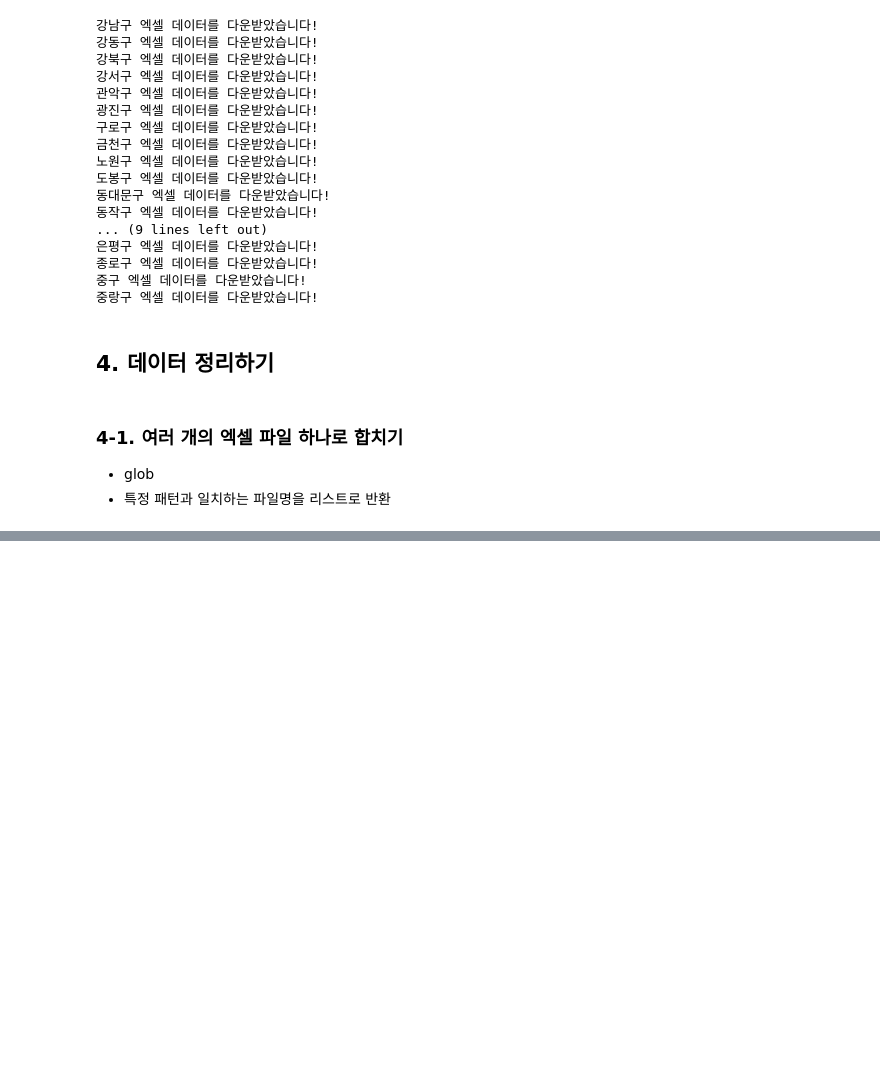
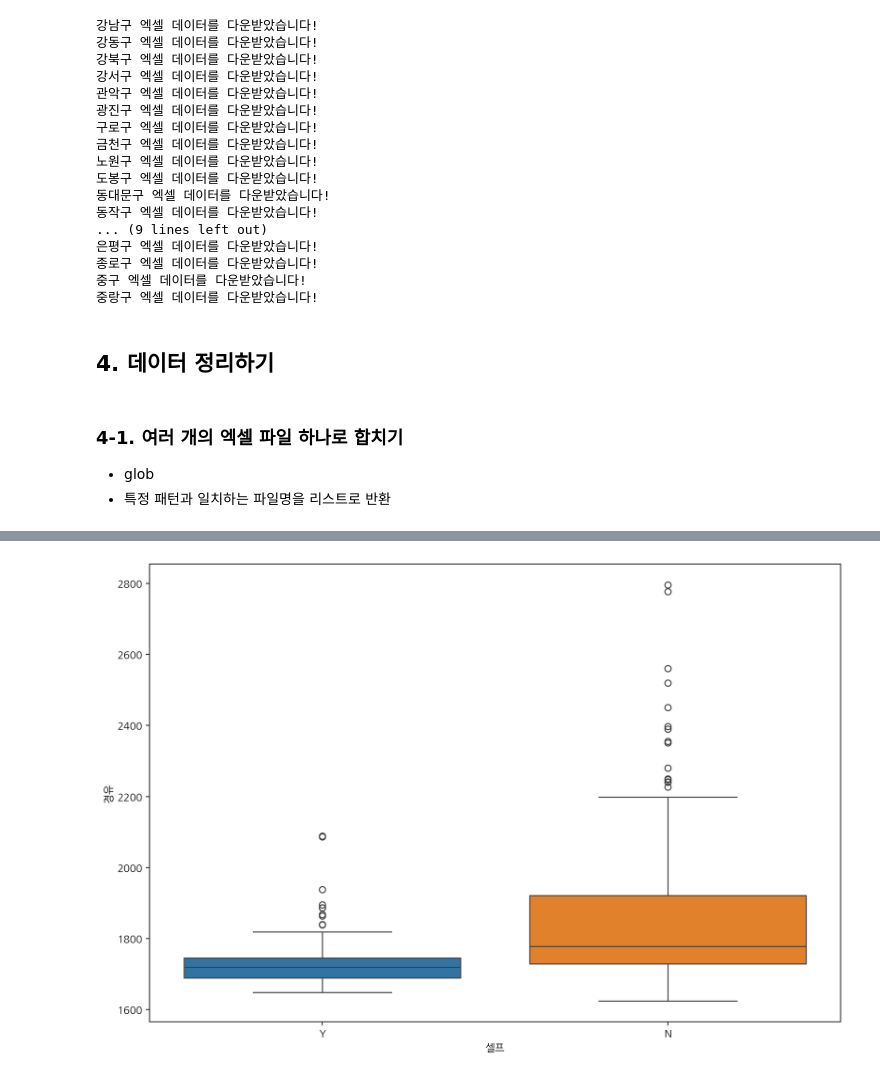
Before and after one commit to OhByungJik1222/Zerobase, a Jupyter notebook: Python 데이터 분석/08. 서울시 주유소 유가 분석.ipynb, the cells around one changed output, grey strips where cells are left out. Saved outputs shown, nothing was run; the diff lists cells and outputs as text; code cells hidden in the pictures; blank space fills up the shorter version.

```diff
--- a/Python 데이터 분석/08. 서울시 주유소 유가 분석.ipynb
+++ b/Python 데이터 분석/08. 서울시 주유소 유가 분석.ipynb
@@ -262,0 +483,7 @@ driver.quit()
+# %%
+# Boxplot - seaborn
+fig, ax = plt.subplots(figsize=(12, 8))
+sns.boxplot(x='셀프', y='경유', hue='셀프', data=stations)
+plt.show()
+# %% [output]
+[figure, added]
```
Also changed, not shown: parts of 31 cells of this notebook, 1 other file.
